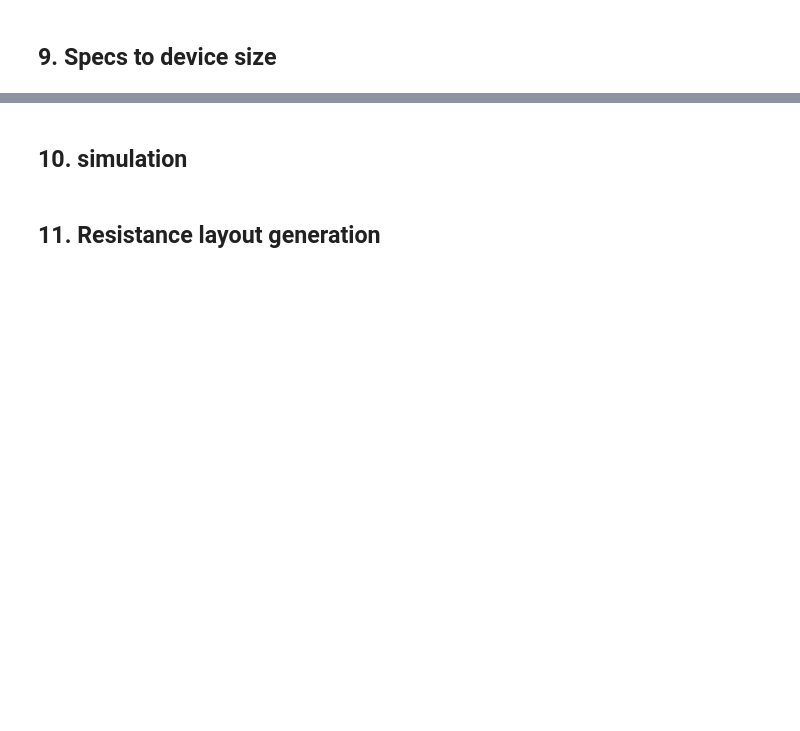
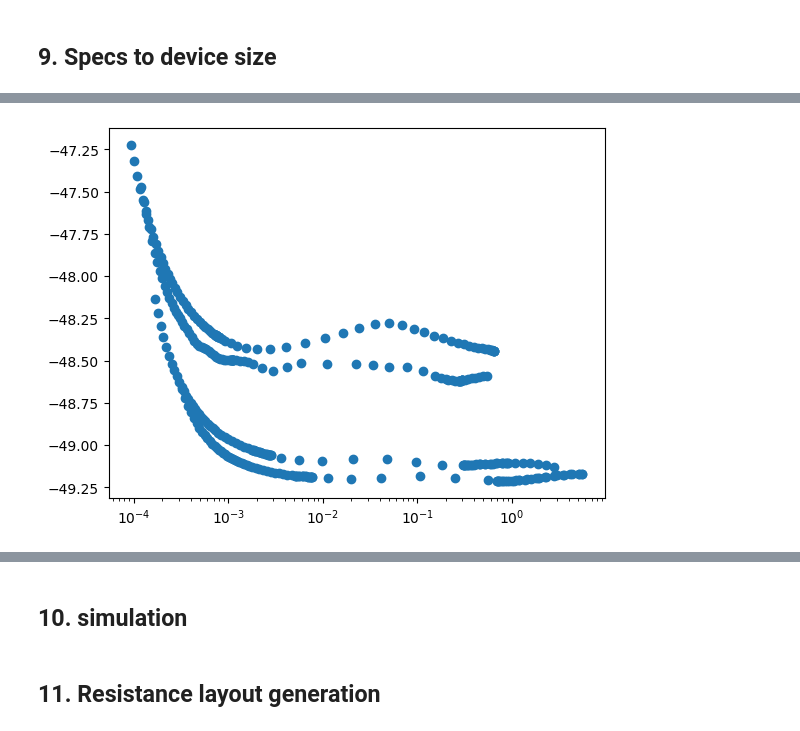
Before and after one commit to pmicgen/pmicgen, a Jupyter notebook: automation/ldo.ipynb, the cells around one changed output, grey strips where cells are left out. Drawn from its saved outputs; the diff is of its cells as text; code cells hidden in the pictures; blank space fills up the shorter version.

Commit message:
symbolic solve

```diff
--- a/automation/ldo.ipynb
+++ b/automation/ldo.ipynb
@@ -94,0 +213,5 @@ M_4b = mna.Transistor("pmos", gm=1.583e-05, gds=5.32e-07, cgs=2.12e-15, cgd=2.72
+# %%
+sym_mna = symbolic_mna()
+sym_mna.netlist = "ldo_xschem/ldo_macromodel.spice"
+A = sym_mna.build()
+A
@@ -127,0 +268,16 @@ axs[1,1].set_yscale('log')
+# %%
+from sympy import *
+import cmath as math
+
+components_values = sym_mna.components_values()
+components_values[sympify('Gm_pt')]=sympify('Gm_pt')
+components_values[sympify('Rds_pt')]=sympify('Rds_pt')
+components_values[sympify('Cgs_pt')]=sympify('Cgs_pt')
+components_values[sympify('Cgd_pt')]=sympify('Cgd_pt')
+#components_values[sympify('s')]=sympify('s')
+
+eq = sym_mna.numeric_A_matrix()
+eq1 = eq.subs(components_values)
+u1 = solve(eq1,sym_mna.X)
+G = u1[sympify("v7")]
+G
@@ -127,0 +286,22 @@ axs[1,1].set_yscale('log')
+# %%
+# 1. Lambdify the matrix so the parameters of the Pass Transistor can be replaced
+
+G_dc = G.subs({s:0})
+Gm_pt = sym.Symbol('Gm_pt')
+Rds_pt = sym.Symbol('Rds_pt')
+PSRR_DC_lamb = sym.lambdify([Gm_pt, Rds_pt], G_dc)
+
+psr = PSRR_DC_lamb(np.multiply(pass_transistor.gm, pass_transistor.W*1e6), 1/np.multiply(pass_transistor.gds, pass_transistor.W*1e6))
+psr_list = 20*np.log10(np.abs(psr))
+# %%
+L = sym.Symbol('L')
+W = sym.Symbol('W')
+Area = sym.lambdify([L, W], L+W)   # Total area of the pass transistor
+
+lengths_reshaped = np.transpose(np.tile(lengths, (100,1)))
+f_2 = Area(lengths_reshaped, pass_transistor.W)
+
+plt.scatter(f_2,psr_list)
+plt.xscale('log')
+# %% [output]
+[figure, added]
```
Also changed, not shown: parts of 23 cells of this notebook, 4 other files.
